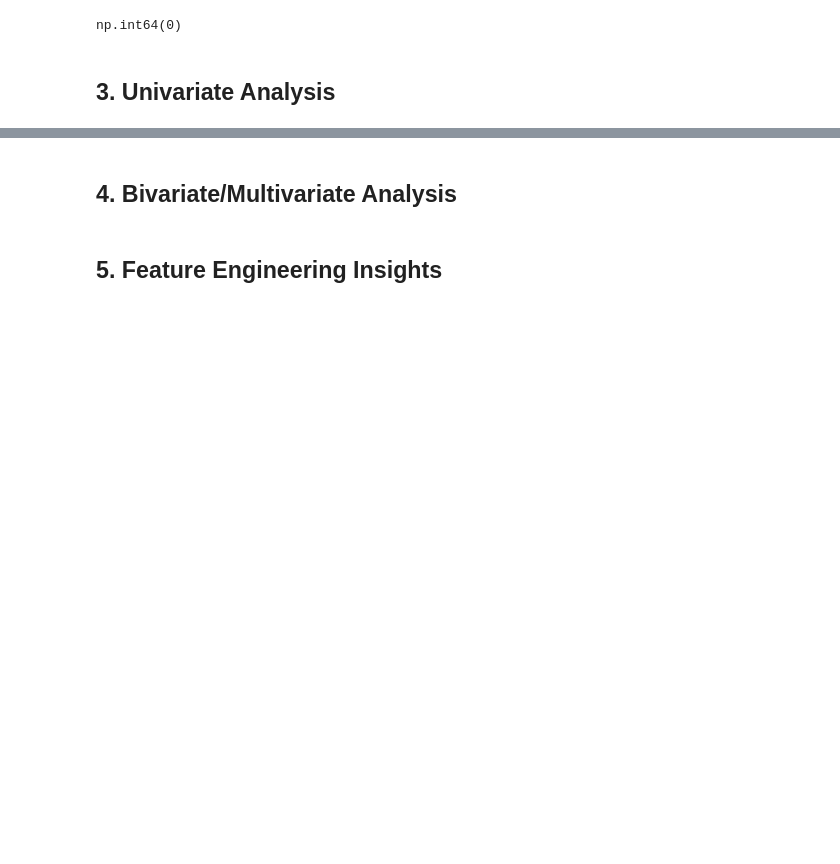
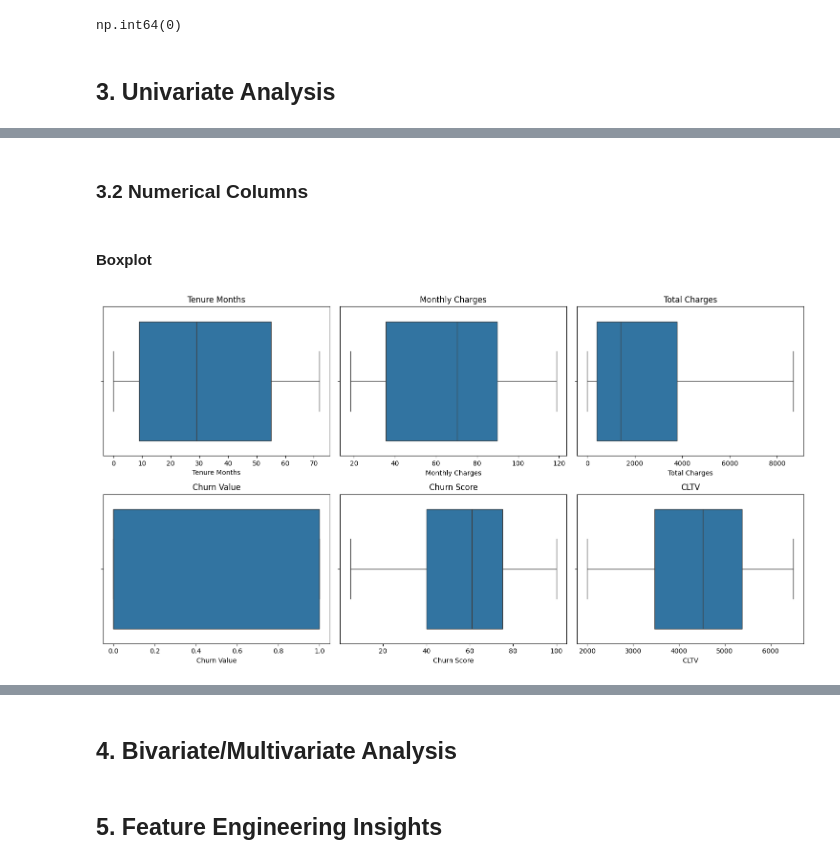
Before and after one commit to lintosunny/churn-x, a Jupyter notebook: ml/notebooks/eda.ipynb, the cells around one changed output, grey strips where cells are left out. Cells and saved outputs as stored; diff of their text form; code cells hidden in the pictures; blank space fills up the shorter version.

```diff
--- a/ml/notebooks/eda.ipynb
+++ b/ml/notebooks/eda.ipynb
@@ -59,3 +61,6 @@ Churn Reason          object
 dtype: object
 # %% [markdown]
 ## 2. Data Cleaning
+# %%
+# Remove unneccesory columns
+df.drop(['CustomerID', 'Count', 'Lat Long'], axis=1, inplace=True)
@@ -78,0 +138,27 @@ np.int64(0)
+# %% [markdown]
+### 3.2 Numerical Columns
+# %%
+numeric_cols = ['Tenure Months', 'Monthly Charges', 'Total Charges', 'Churn Value', 'Churn Score', 'CLTV']
+# %% [markdown]
+#### Boxplot
+# %%
+# define grid size (e.g., 3 columns)
+n_cols = 3
+n_rows = 2
+
+fig, axes = plt.subplots(n_rows, n_cols, figsize=(15, n_rows*4))
+
+# flatten axes for easy indexing
+axes = axes.flatten()
+
+# plot each numerical column
+for i, col in enumerate(numeric_cols):
+    sns.boxplot(x=df[col], ax=axes[i])
+    axes[i].set_title(col)
+    axes[i].set_xlabel(col)
+    axes[i].tick_params(axis='x', rotation=0)
+
+plt.tight_layout()
+plt.show()
+# %% [output]
+[figure, added]
```
Also changed, not shown: parts of 7 cells of this notebook, 2 other files.
